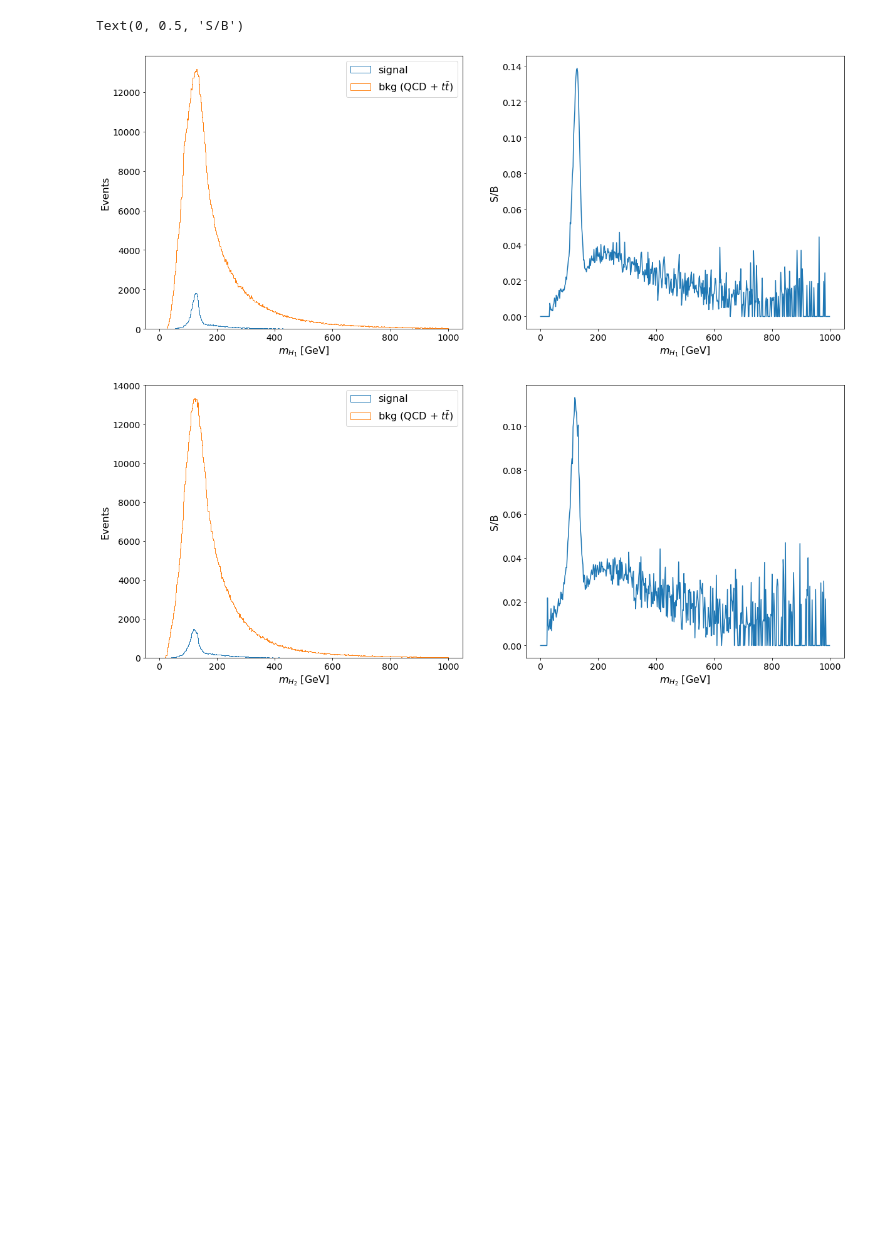
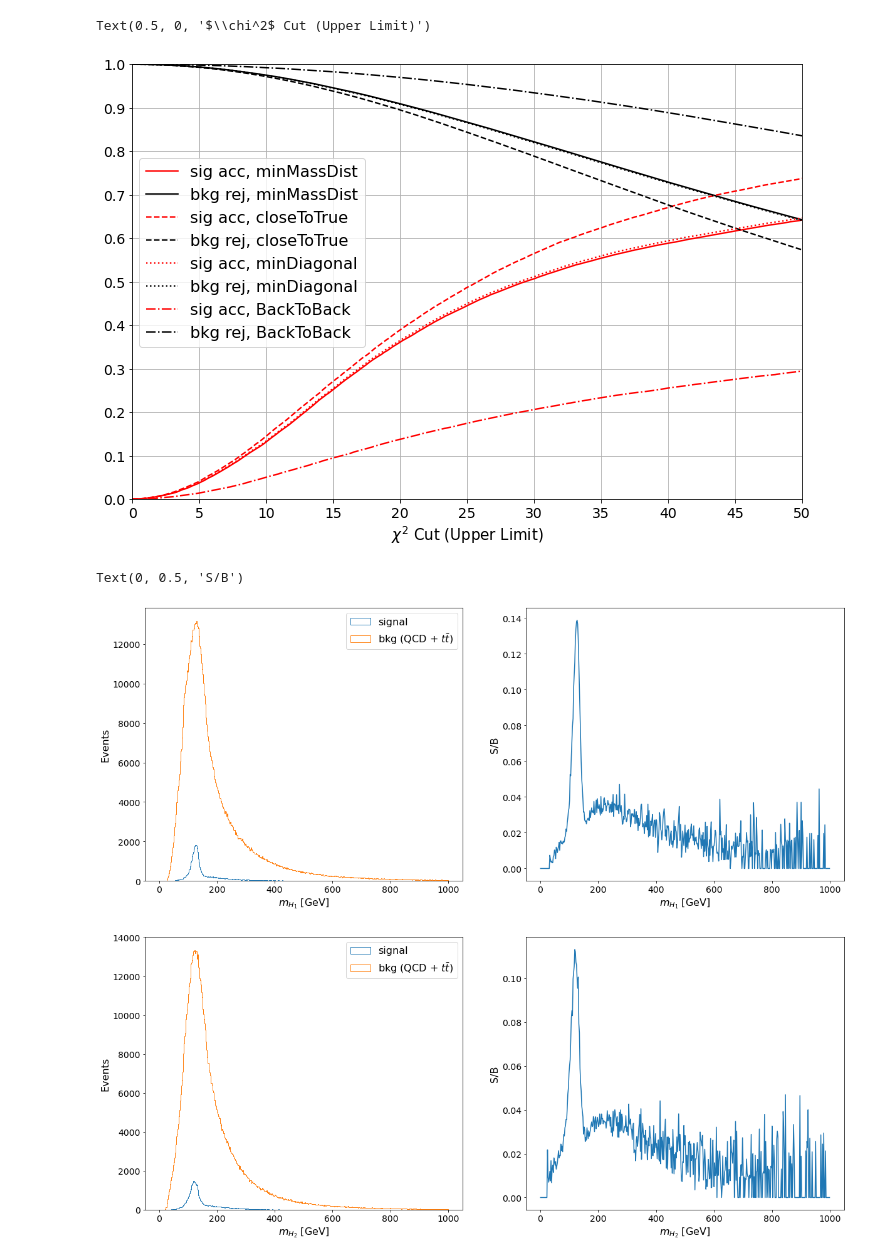
Before and after one commit to SamBT/cmsdas22, a Jupyter notebook: CMSDAS-bbbbAnalysis/analysis/bkg_studies.ipynb, the cells around one changed output. Drawn from its saved outputs; the diff is of its cells as text; code cells hidden in the pictures; blank space fills up the shorter version.

```diff
--- a/CMSDAS-bbbbAnalysis/analysis/bkg_studies.ipynb
+++ b/CMSDAS-bbbbAnalysis/analysis/bkg_studies.ipynb
@@ -3,11 +3,11 @@ import uproot
 import numpy as np
 import matplotlib.pyplot as plt
 # %%
-#methods = ["minMassDist","closeToTrue","minDiagonal","BackToBack"]
-methods = ["minMassDist",,"closeToTrue","minDiagonal","BackToBack"]
-SR_thresholds = np.arange(0,20.1,step=0.1)
+methods = ["minMassDist","closeToTrue","minDiagonal","BackToBack"]
+SR_thresholds = np.arange(0,50.1,step=0.1)
 sig_acceptance_curves = {}
 bkg_acceptance_curves = {}
+bkg_2d
 for method in methods:
     fs = uproot.open("output_ggHH_SM_{0}.root".format(method))['bbbbTree']
     fb = uproot.open("output_allbkg_{0}.root".format(method))['bbbbTree']
@@ -39,8 +39,14 @@ for method in methods:
     x = (h12[1][:-1] + h12[1][1:])/2
     y = (h12[2][:-1] + h12[2][1:])/2
     print("Peak is at m_H1 = {0:.4f}, m_H2 = {1:.4f}".format(x[max_ind[0]],y[max_ind[1]]))
-    mH1_0 = x[max_ind[0]]
-    mH2_0 = y[max_ind[1]]
+    #mH1_0 = x[max_ind[0]]
+    #mH2_0 = y[max_ind[1]]
+    mH1_0 = np.mean(sig_mH1)
+    mH2_0 = np.mean(sig_mH2)
+    mH1_RMS = np.std(sig_mH1)
+    mH2_RMS = np.std(sig_mH2)
+    print("mH1 mean = {0:.4f}, std = {1:.4f}".format(mH1_0,mH1_RMS))
+    print("mH2 mean = {0:.4f}, std = {1:.4f}".format(mH2_0,mH2_RMS))
     plt.savefig("HH_candidates/mH1_mH2_grid_nBjet4_{0}.pdf".format(method))
     plt.close()
 
@@ -56,7 +62,7 @@ for method in methods:
         bkg_acceptance.append(nb/n0_bkg)
 
     sig_acceptance = np.array(sig_acceptance)
-    bkg_acc = np.array(bkg_acceptance)
+    bkg_acceptance = np.array(bkg_acceptance)
     sig_acceptance_curves[method] = sig_acceptance
     bkg_acceptance_curves[method] = bkg_acceptance
     plt.figure(figsize=(10,8))
@@ -75,13 +87,24 @@ Peak is at m_H1 = 125.0000, m_H2 = 119.0000
 # %%
 sty = {"minMassDist":"solid","closeToTrue":"dashed","minDiagonal":"dotted","BackToBack":"dashdot"}
 plt.figure(figsize=(12,8))
 for m in methods:
     sa = sig_acceptance_curves[m]
     ba = bkg_acceptance_curves[m]
-    br = 1-ba
+    br = 1-np.array(ba)
     ls = sty[m]
     plt.plot(SR_thresholds,sa,color='red',linestyle=ls,label="sig acc, {0}".format(m))
     plt.plot(SR_thresholds,br,color='black',linestyle=ls,label="bkg rej, {0}".format(m))
+#plt.yscale("log")
+plt.xlim([0,50])
+plt.ylim([0,1])
+plt.legend(loc=(0.01,0.35),fontsize=16)
+plt.xticks(ticks=np.arange(0,55,step=5),fontsize=14)
+plt.yticks(ticks=np.arange(0,1.1,step=0.1),fontsize=14)
+plt.grid()
+plt.xlabel(r"$\chi^2$ Cut (Upper Limit)",fontsize=15)
+# %% [output]
+Text(0.5, 0, '$\\chi^2$ Cut (Upper Limit)')
+[figure, added]
 # %%
 bins = np.linspace(0,1000,num=500)
 
```
Also changed, not shown: parts of 1 cell of this notebook, 15 other files.
